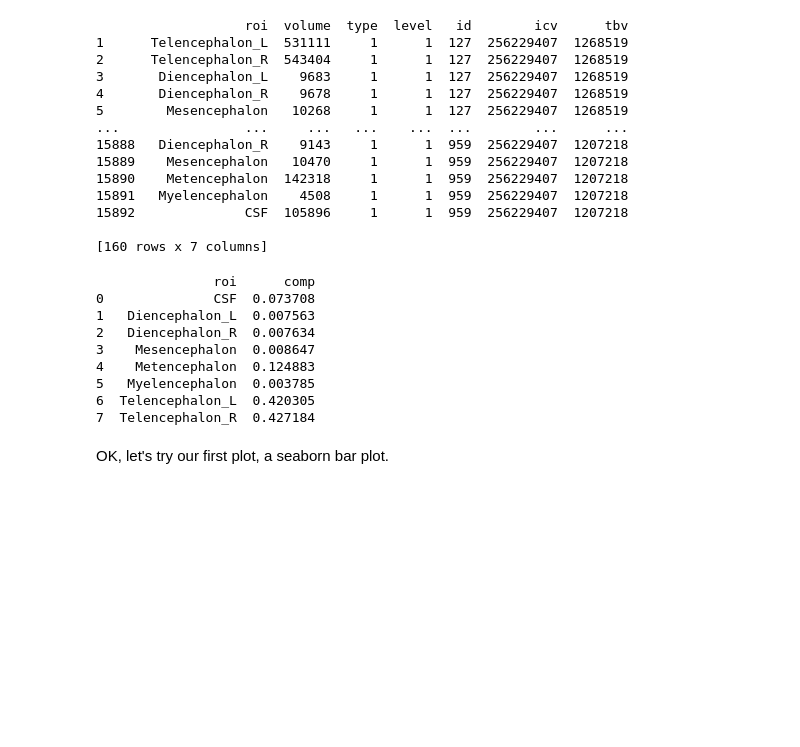
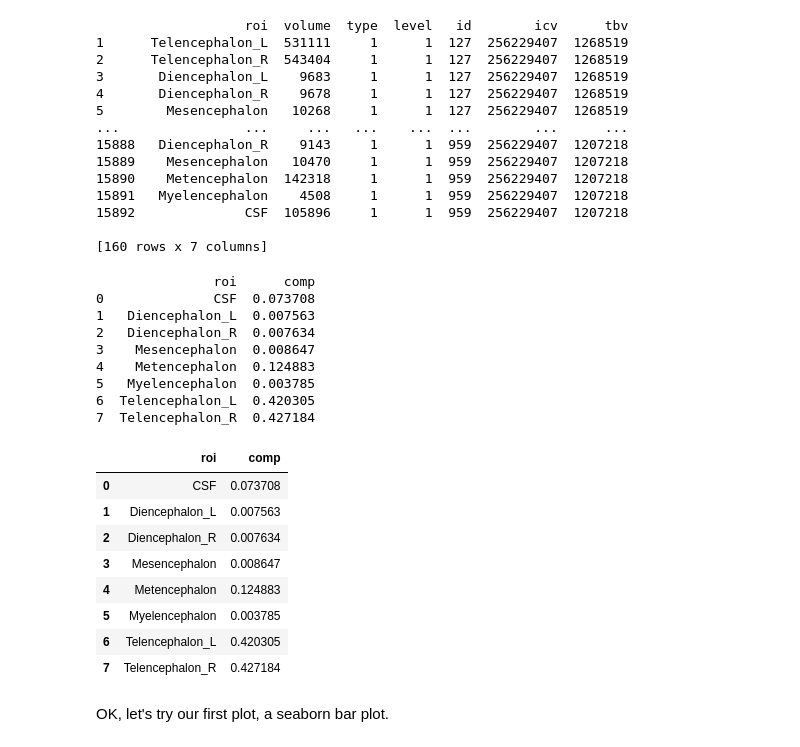
Before and after one commit to LuchaoQi/my-python, a Jupyter notebook: ds4bme_intro/EDA.ipynb, the cells around one changed output. Saved outputs shown, nothing was run; the diff lists cells and outputs as text; code cells hidden in the pictures; blank space fills up the shorter version.

```diff
--- a/ds4bme_intro/EDA.ipynb
+++ b/ds4bme_intro/EDA.ipynb
@@ -96,6 +94,21 @@ print(summary)
 5   Myelencephalon  0.003785
 6  Telencephalon_L  0.420305
 7  Telencephalon_R  0.427184
+# %%
+# summary.iloc[0:2,0:2]
+# summary >> select(0,1)
+list(summary)
+summary >> select(columns_to(1, inclusive=True), columns_from(-1)) >> head(2)
+# %% [output]
+|  | roi | comp |
+| 0 | CSF | 0.073708 |
+| 1 | Diencephalon_L | 0.007563 |
+| 2 | Diencephalon_R | 0.007634 |
+| 3 | Mesencephalon | 0.008647 |
+| 4 | Metencephalon | 0.124883 |
+| 5 | Myelencephalon | 0.003785 |
+| 6 | Telencephalon_L | 0.420305 |
+| 7 | Telencephalon_R | 0.427184 |
 # %% [markdown]
 OK, let's try our first plot, a seaborn bar plot.
 # %%
```
Also changed, not shown: parts of 1 cell of this notebook, 4 other files.
